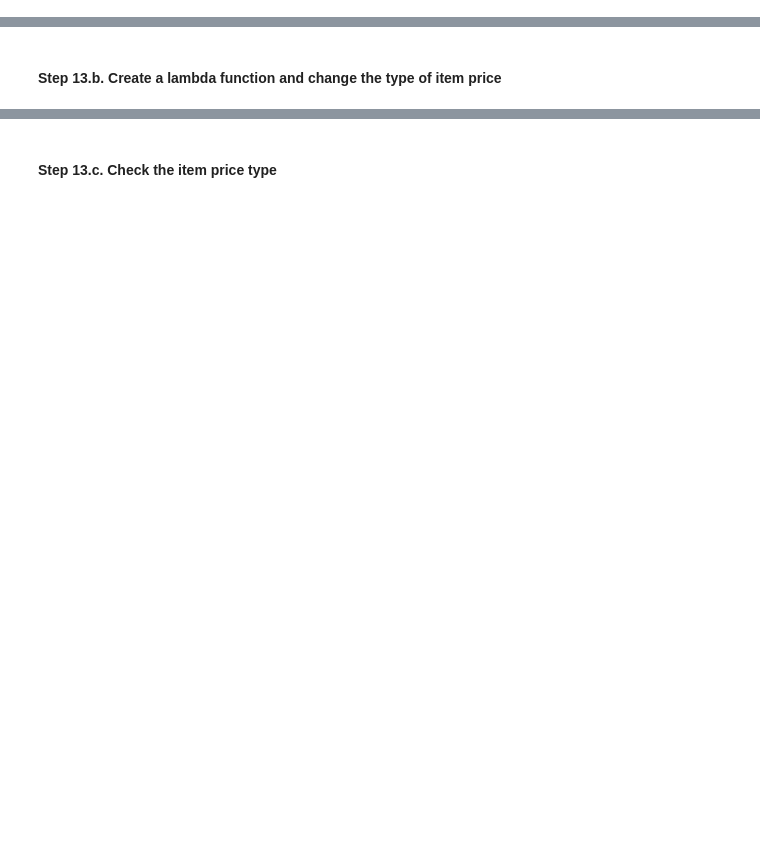
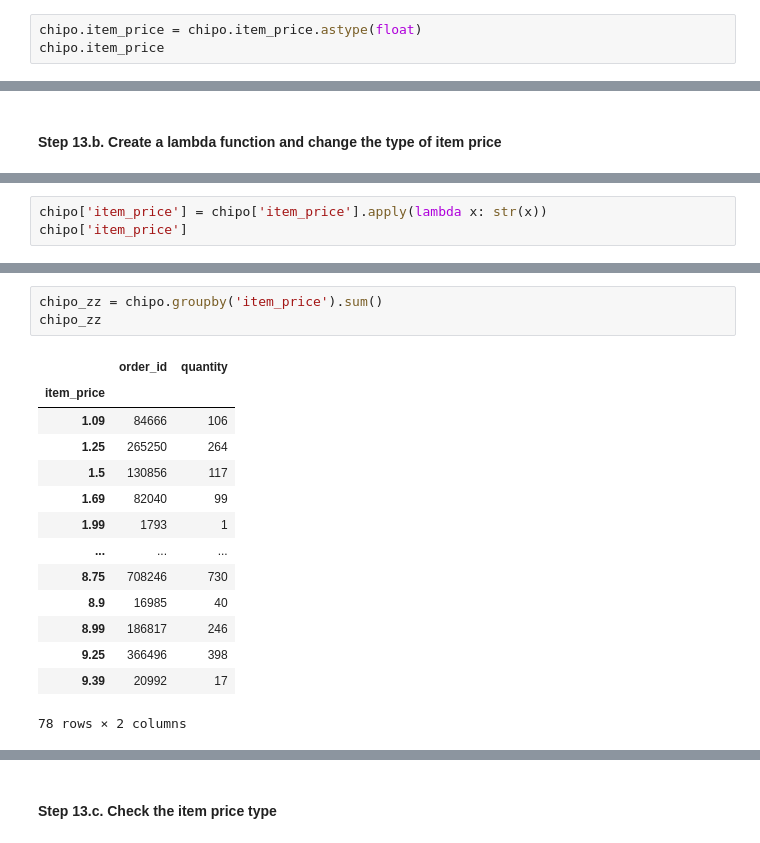
Before and after one commit to Natalio666Altube/BootcampDS_0620, a Jupyter notebook: week4/day2/exercises/1_Basic_concepts/Chipotle/Solutions.ipynb, the cells around one changed output, grey strips where cells are left out. Saved outputs shown, nothing was run; the diff lists cells and outputs as text; blank space fills up the shorter version.

```diff
--- a/week4/day2/exercises/1_Basic_concepts/Chipotle/Solutions.ipynb
+++ b/week4/day2/exercises/1_Basic_concepts/Chipotle/Solutions.ipynb
@@ -248,0 +239,3 @@ NameError: name 'item_price' is not defined
+# %%
+chipo.item_price = chipo.item_price.astype(float)
+chipo.item_price
@@ -260,0 +276,3 @@ dtype('O')
+# %%
+chipo['item_price'] = chipo['item_price'].apply(lambda x: str(x))
+chipo['item_price']
@@ -260,0 +292,18 @@ dtype('O')
+# %%
+chipo_zz = chipo.groupby('item_price').sum()
+chipo_zz
+# %% [output]
+|  | order_id | quantity |
+| item_price |  |  |
+| 1.09 | 84666 | 106 |
+| 1.25 | 265250 | 264 |
+| 1.5 | 130856 | 117 |
+| 1.69 | 82040 | 99 |
+| 1.99 | 1793 | 1 |
+| ... | ... | ... |
+| 8.75 | 708246 | 730 |
+| 8.9 | 16985 | 40 |
+| 8.99 | 186817 | 246 |
+| 9.25 | 366496 | 398 |
+| 9.39 | 20992 | 17 |
+78 rows × 2 columns
```
Also changed, not shown: parts of 19 cells of this notebook, 2 other files.
